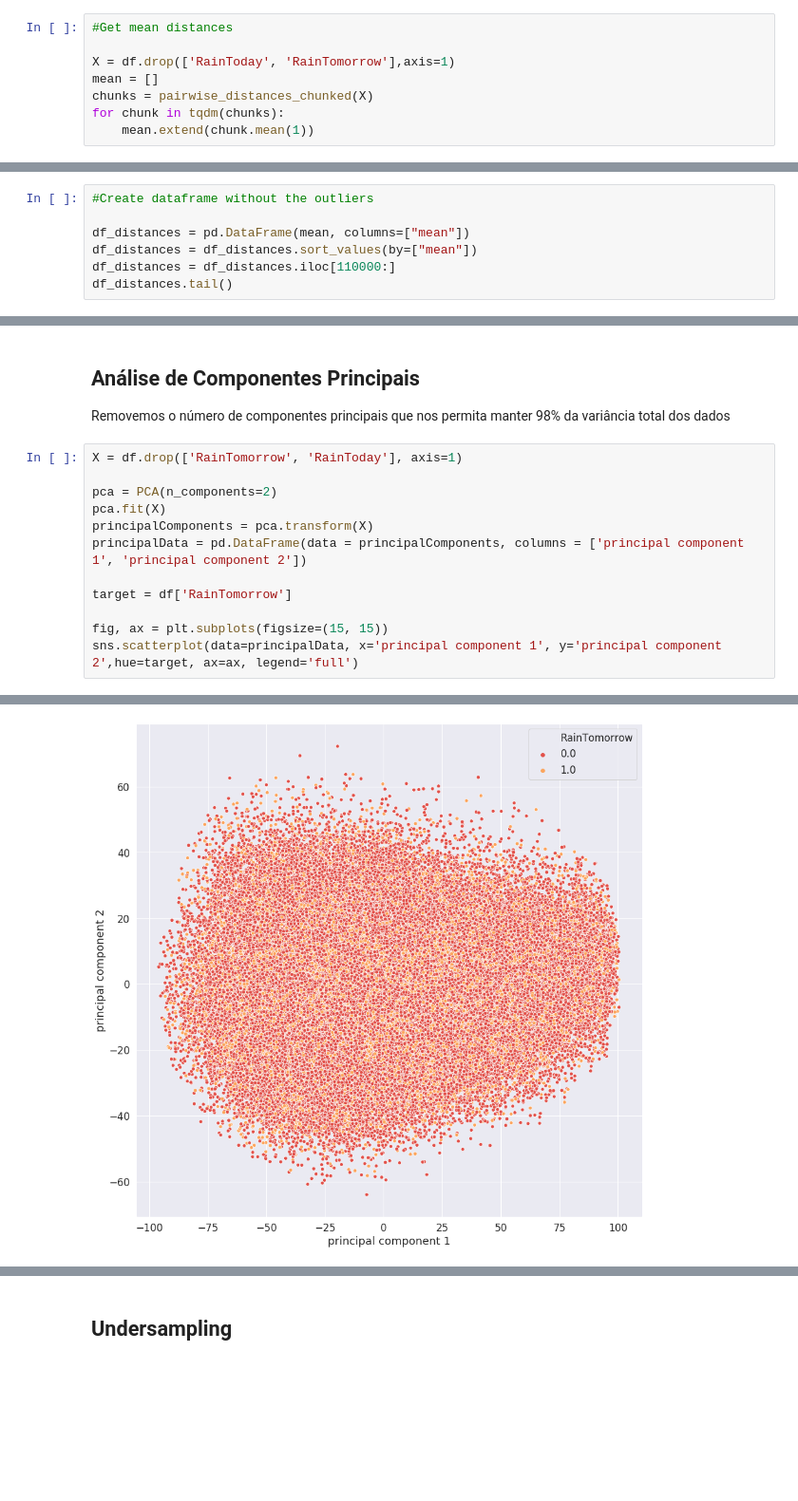
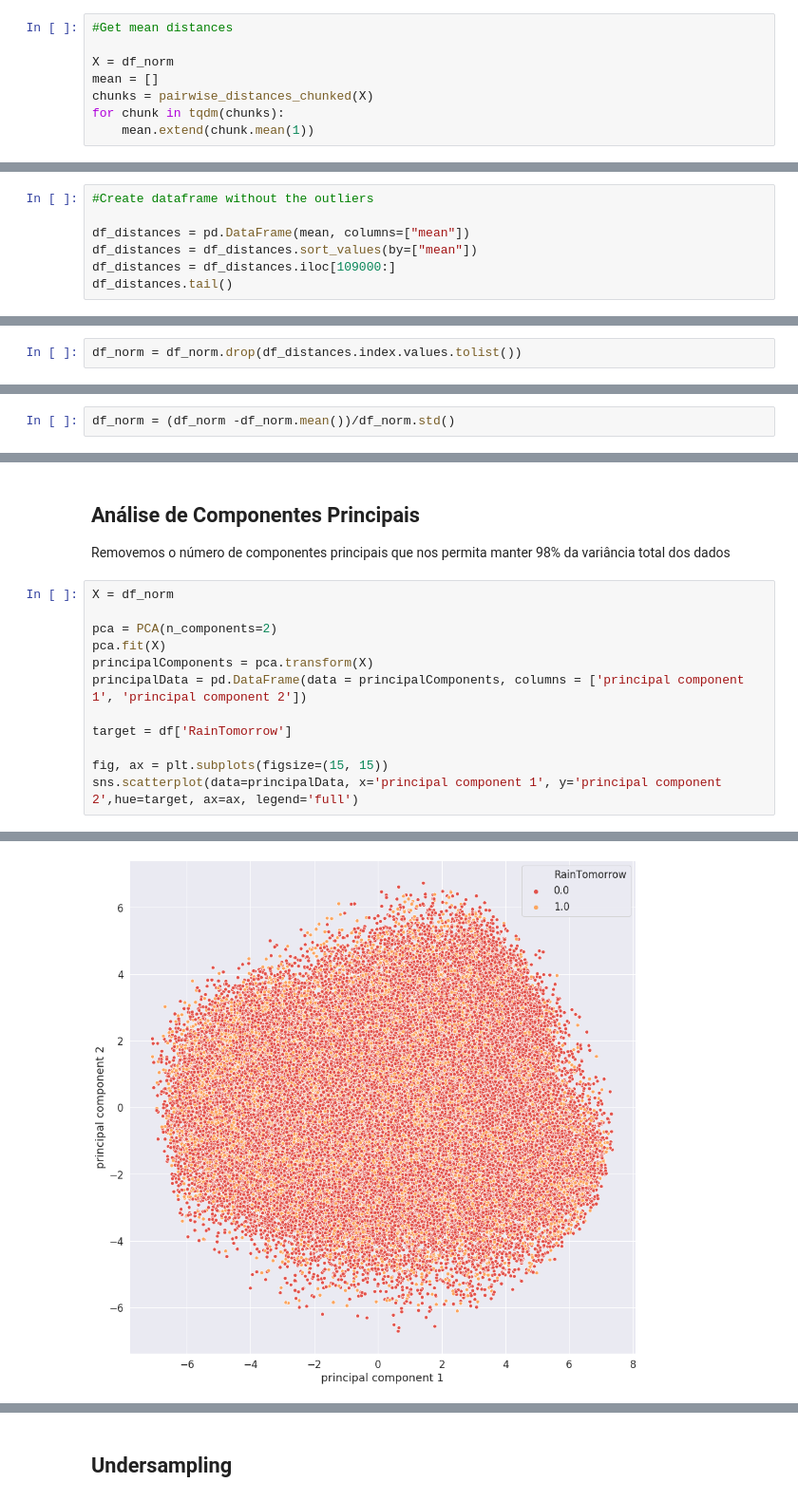
Before and after one commit to Iuri07/IC, a Jupyter notebook: weather-lm-final.ipynb, the cells around one changed output, grey strips where cells are left out. Shown at 95% size. Cells and saved outputs as stored; diff of their text form; blank space fills up the shorter version.

```diff
--- a/weather-lm-final.ipynb
+++ b/weather-lm-final.ipynb
@@ -149,7 +187,7 @@ df.head()
 # %%
 #Get mean distances
 
-X = df.drop(['RainToday', 'RainTomorrow'],axis=1)
+X = df_norm
 mean = []
 chunks = pairwise_distances_chunked(X)
 for chunk in tqdm(chunks):
@@ -178,7 +216,7 @@ plt.show()
 
 df_distances = pd.DataFrame(mean, columns=["mean"])
 df_distances = df_distances.sort_values(by=["mean"])
-df_distances = df_distances.iloc[110000:]
+df_distances = df_distances.iloc[109000:]
 df_distances.tail()
 # %% [output]
 |  | mean |
@@ -190,2 +228,6 @@ df_distances.tail()
+# %%
+df_norm = df_norm.drop(df_distances.index.values.tolist())
 # %%
 df = df.drop(df_distances.index.values.tolist())
+# %%
+df_norm = (df_norm -df_norm.mean())/df_norm.std()
@@ -193,18 +255,18 @@ df = df.drop(df_distances.index.values.tolist())
 ## Análise de Componentes Principais
 Removemos o número de componentes principais que nos permita manter 98% da variância total dos dados
 # %%
-X = df.drop(['RainTomorrow', 'RainToday'], axis=1)
+X = df_norm
 
 pca = PCA(n_components=2)
 pca.fit(X)
 principalComponents = pca.transform(X)
 principalData = pd.DataFrame(data = principalComponents, columns = ['principal component 1', 'principal component 2'])
 
 target = df['RainTomorrow']
 
 fig, ax = plt.subplots(figsize=(15, 15))
 sns.scatterplot(data=principalData, x='principal component 1', y='principal component 2',hue=target, ax=ax, legend='full')
 # %% [output]
 <matplotlib.axes._subplots.AxesSubplot at 0x...>
-[figure, old version]
+[figure, new version]
 # %%
```
Also changed, not shown: parts of 18 cells of this notebook, 29 other files.
